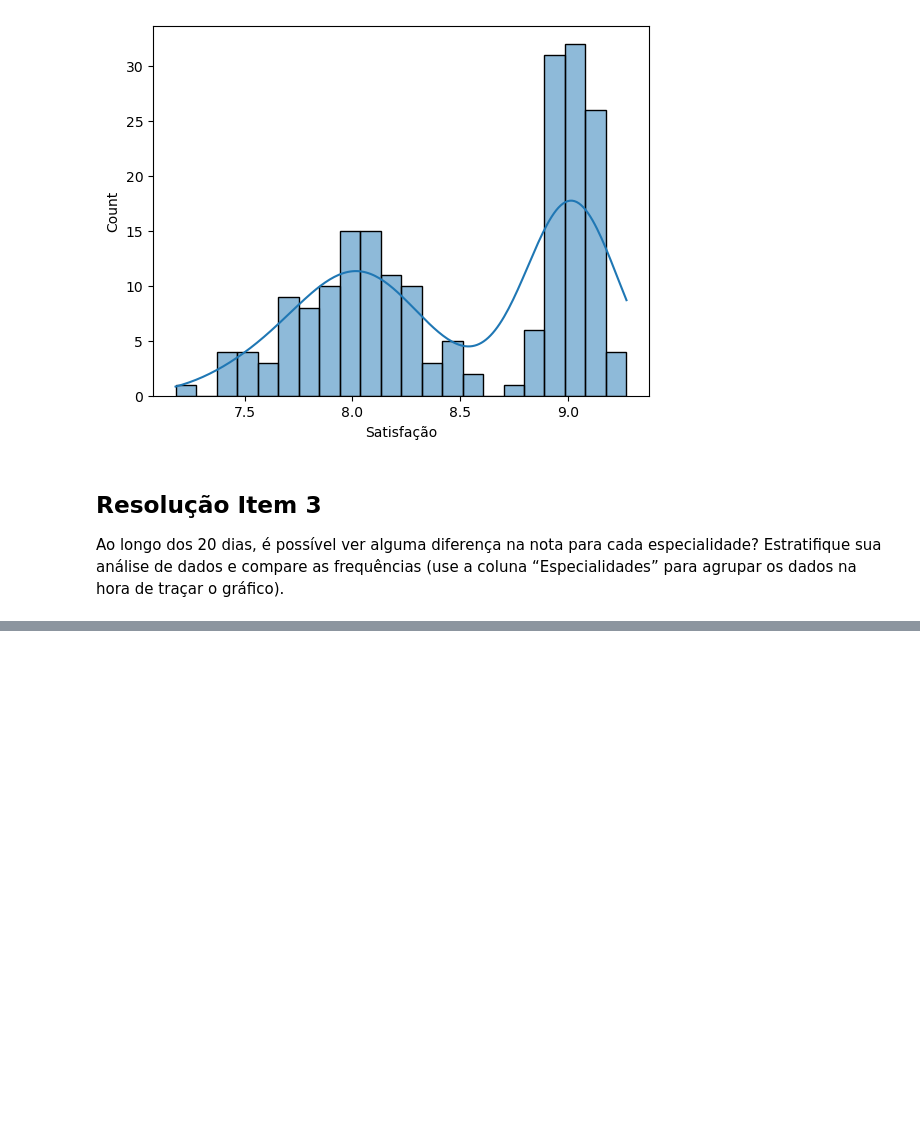
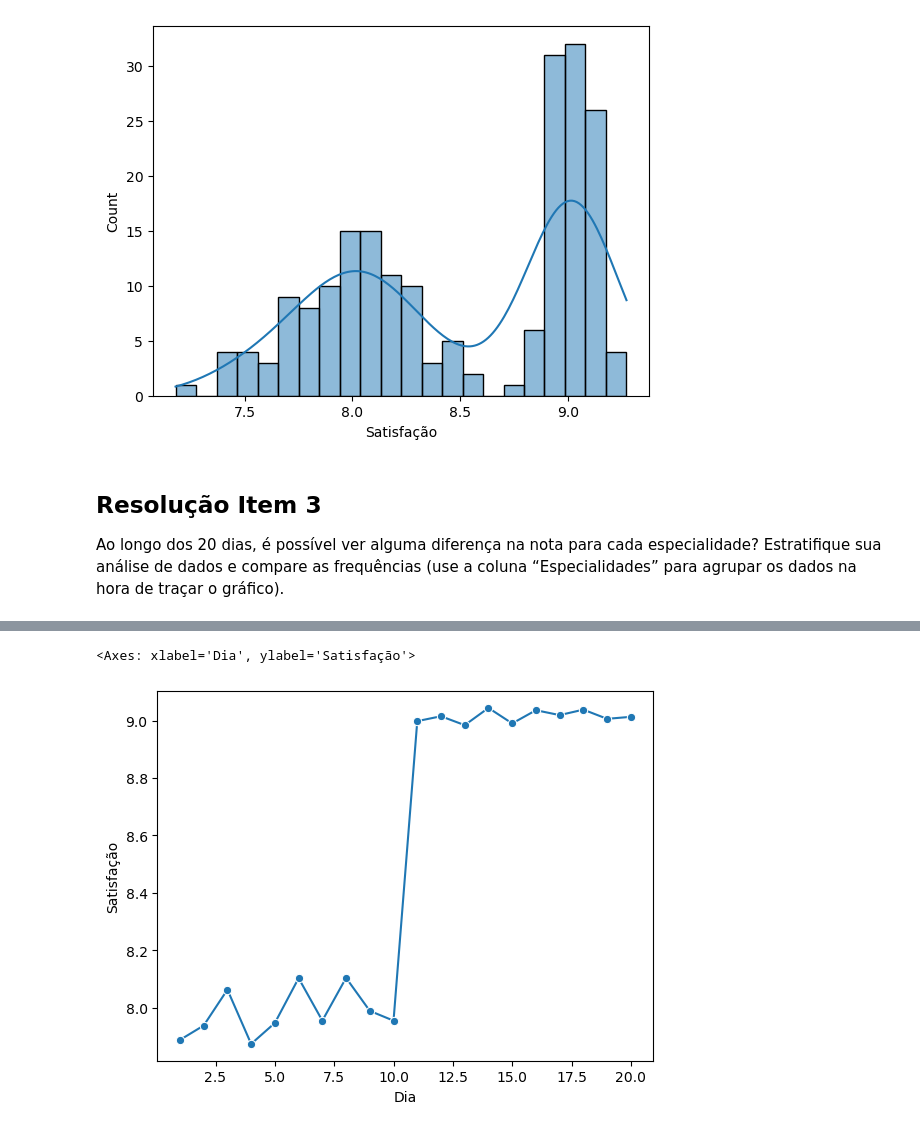
Before and after one commit to ThgMelo/greenbelt, a Jupyter notebook: Exercício 2/Exercício 2.ipynb, the cells around one changed output, grey strips where cells are left out. Saved outputs shown, nothing was run; the diff lists cells and outputs as text; code cells hidden in the pictures; blank space fills up the shorter version.

```diff
--- a/Exercício 2/Exercício 2.ipynb
+++ b/Exercício 2/Exercício 2.ipynb
@@ -92,0 +118,4 @@ sns.histplot(data=dados_melt, x="valor", hue="Especialidade", bins = 22, multipl
+# %%
+media_satisfacao_por_dia = dados.groupby(['Dia']).mean(numeric_only=True)
+media_satisfacao_por_dia = media_satisfacao_por_dia['Satisfação']
+media_satisfacao_por_dia
@@ -92,0 +140,5 @@ sns.histplot(data=dados_melt, x="valor", hue="Especialidade", bins = 22, multipl
+# %%
+sns.lineplot(media_satisfacao_por_dia, marker='o')
+# %% [output]
+<Axes: xlabel='Dia', ylabel='Satisfação'>
+[figure, added]
```
Also changed, not shown: parts of 25 cells of this notebook.
